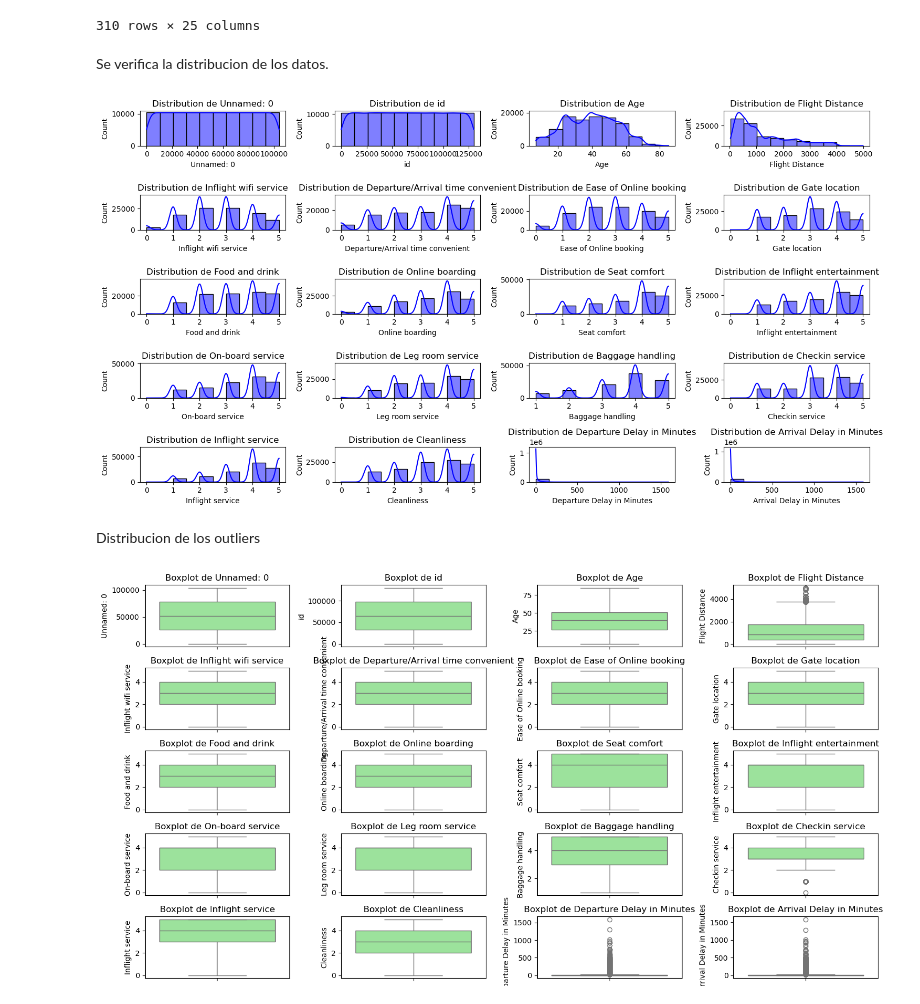
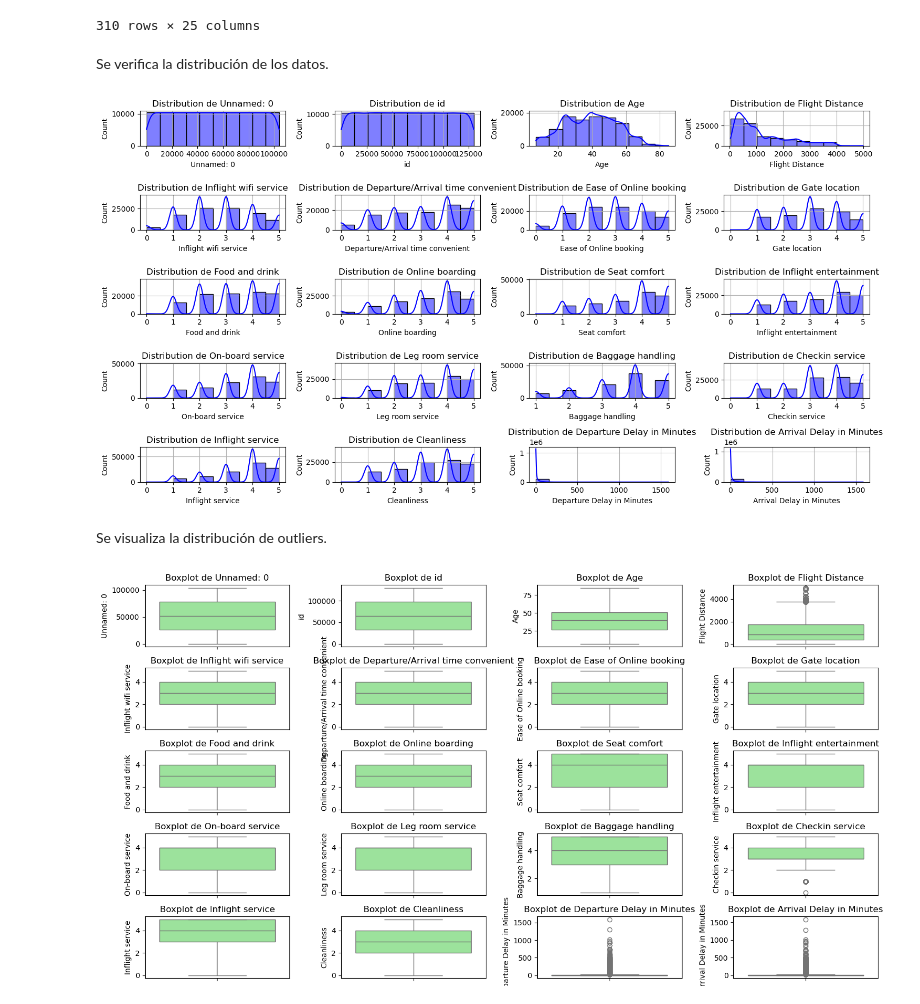
Before and after one commit to arasolfer/multiple_analysis, a Jupyter notebook: passenger_satisfaction/passanger_satisfaction.ipynb, the cells around one changed output. Drawn from its saved outputs; the diff is of its cells as text; code cells hidden in the pictures.

```diff
--- a/passenger_satisfaction/passanger_satisfaction.ipynb
+++ b/passenger_satisfaction/passanger_satisfaction.ipynb
@@ -267,29 +268,30 @@ df.loc[df['Arrival Delay in Minutes'].isnull()]
 | 103540 | 103540 | 45022 | female | loyal customer | 33 | personal travel | eco | 359 | ... |
 310 rows × 25 columns
 # %% [markdown]
-Se verifica la distribucion de los datos.
+Se verifica la distribución de los datos.
 # %%
 # numericas
 numerical_columns = df.select_dtypes(include=['int64', 'float64']).columns
 
 # numero de columnas y filas
 cols = 4
 filas = (len(numerical_columns) // cols) + (len(numerical_columns) % cols > 0)
 
 # distribucion de los datos
 plt.figure(figsize=(15, 8))
 for i, col in enumerate(numerical_columns, 1):
     # ajusta segun la cantidad de columnas
     plt.subplot(filas, cols, i)
     sns.histplot(df[col], kde=True, color="blue", bins=10)
     plt.title(f"Distribution de {col}")
     plt.tight_layout()
+    plt.grid()
 
 plt.show()
 # %% [output]
-[figure, old version]
+[figure, new version]
-# %% [markdown]
-Distribucion de los outliers
+# %% [markdown]
+Se visualiza la distribución de outliers.
 # %%
 # numericas
 numerical_columns = df.select_dtypes(include=['int64', 'float64']).columns
```
Also changed, not shown: parts of 44 cells of this notebook.
